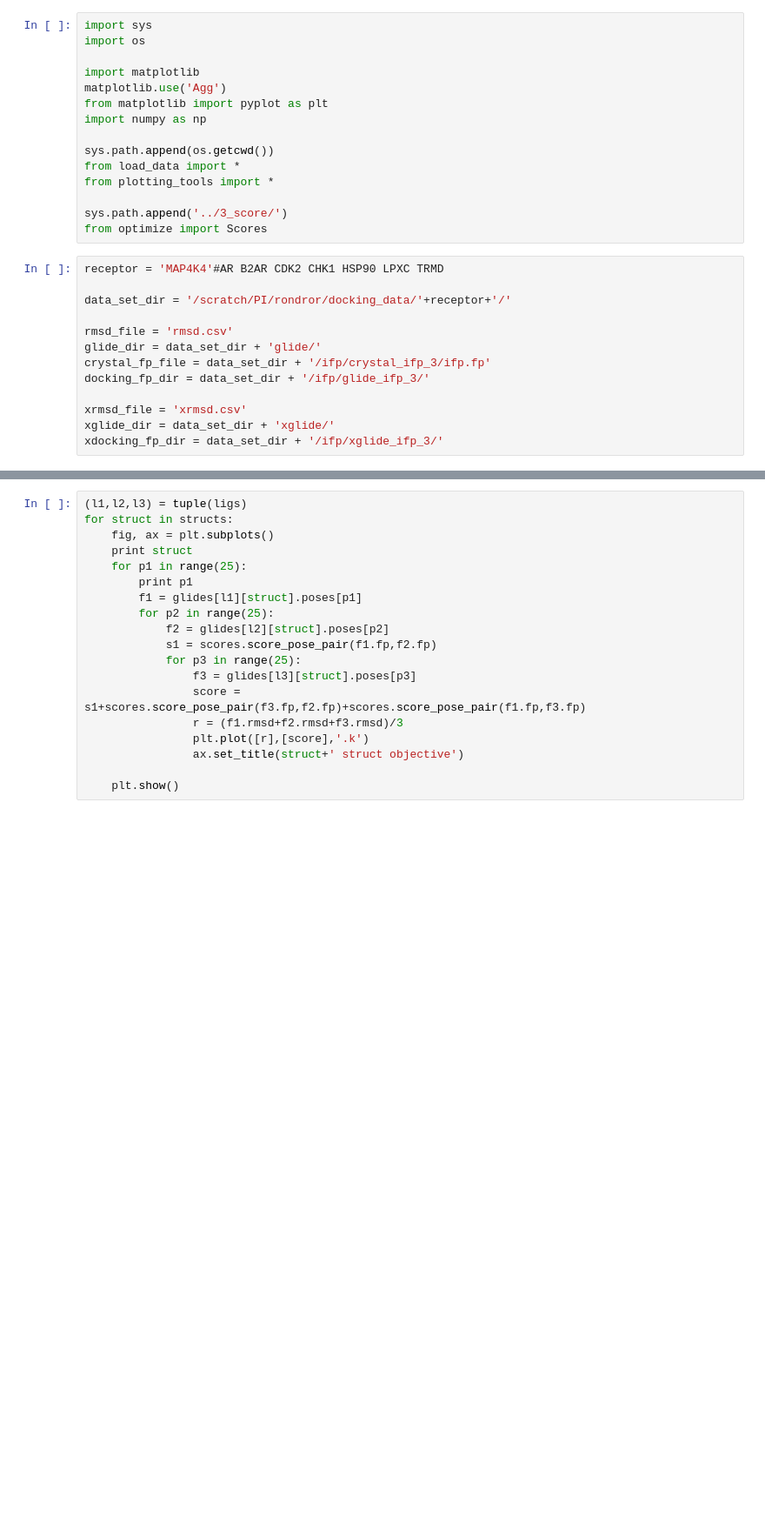
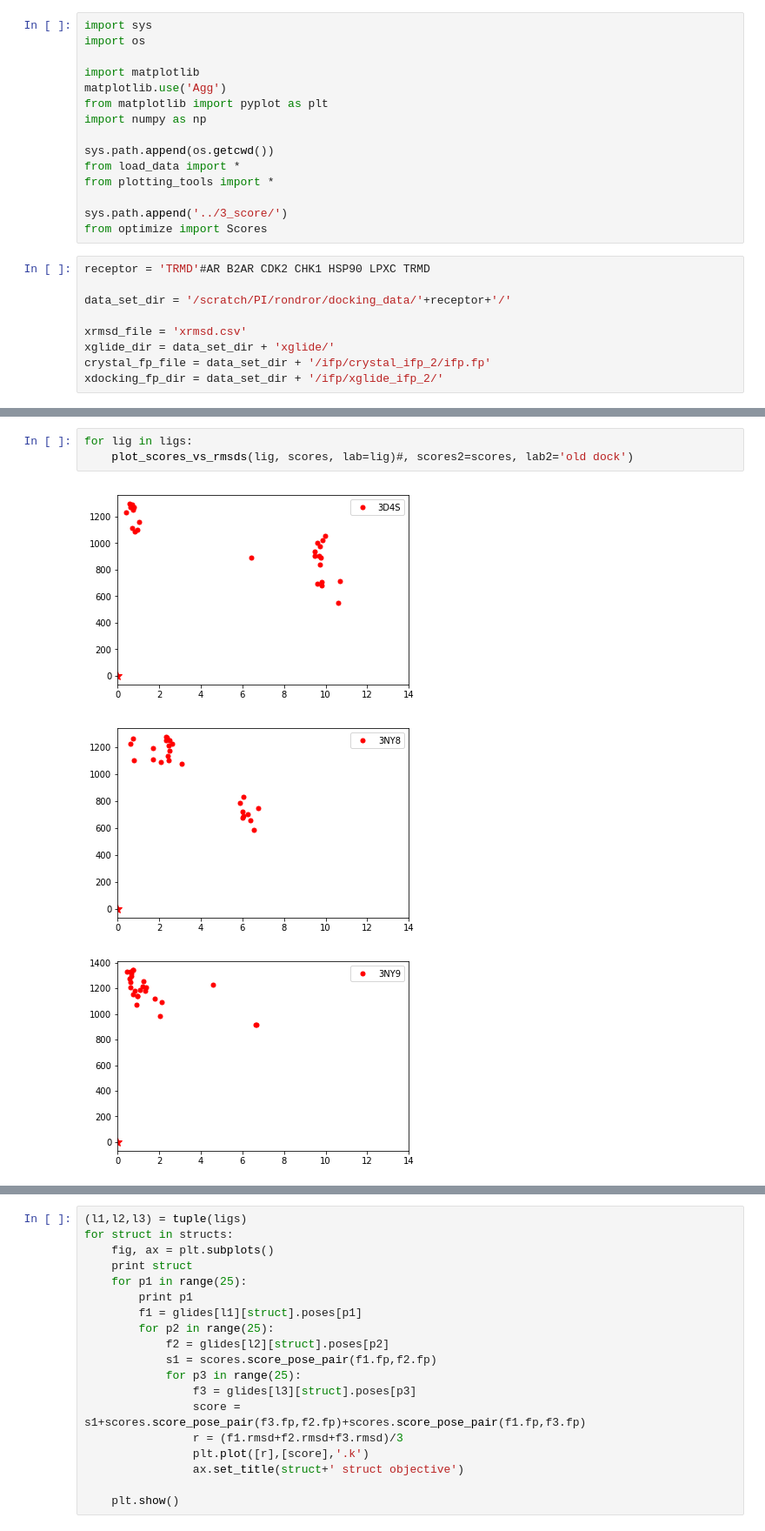
Before and after one commit to orangese/combind_multistruct_benchmarking, a Jupyter notebook: notebooks/main.ipynb, the cells around one changed output, grey strips where cells are left out. Shown at 87% size. Cells and saved outputs as stored; diff of their text form; blank space fills up the shorter version.

```diff
--- a/notebooks/main.ipynb
+++ b/notebooks/main.ipynb
@@ -14,15 +14,11 @@ from plotting_tools import *
 sys.path.append('../3_score/')
 from optimize import Scores
 # %%
-receptor = 'MAP4K4'#AR B2AR CDK2 CHK1 HSP90 LPXC TRMD
+receptor = 'TRMD'#AR B2AR CDK2 CHK1 HSP90 LPXC TRMD
 
 data_set_dir = '/scratch/PI/rondror/docking_data/'+receptor+'/'
 
-rmsd_file = 'rmsd.csv'
-glide_dir = data_set_dir + 'glide/'
-crystal_fp_file = data_set_dir + '/ifp/crystal_ifp_3/ifp.fp'
-docking_fp_dir = data_set_dir + '/ifp/glide_ifp_3/'
-
 xrmsd_file = 'xrmsd.csv'
 xglide_dir = data_set_dir + 'xglide/'
-xdocking_fp_dir = data_set_dir + '/ifp/xglide_ifp_3/'
+crystal_fp_file = data_set_dir + '/ifp/crystal_ifp_2/ifp.fp'
+xdocking_fp_dir = data_set_dir + '/ifp/xglide_ifp_2/'
@@ -161,0 +219,7 @@ for best_structure in glides.keys():#filtered_ligands:
+# %%
+for lig in ligs:
+    plot_scores_vs_rmsds(lig, scores, lab=lig)#, scores2=scores, lab2='old dock')
+# %% [output]
+[figure, added]
+[figure, added]
+[figure, added]
```
Also changed, not shown: parts of 21 cells of this notebook, 7 other files.
